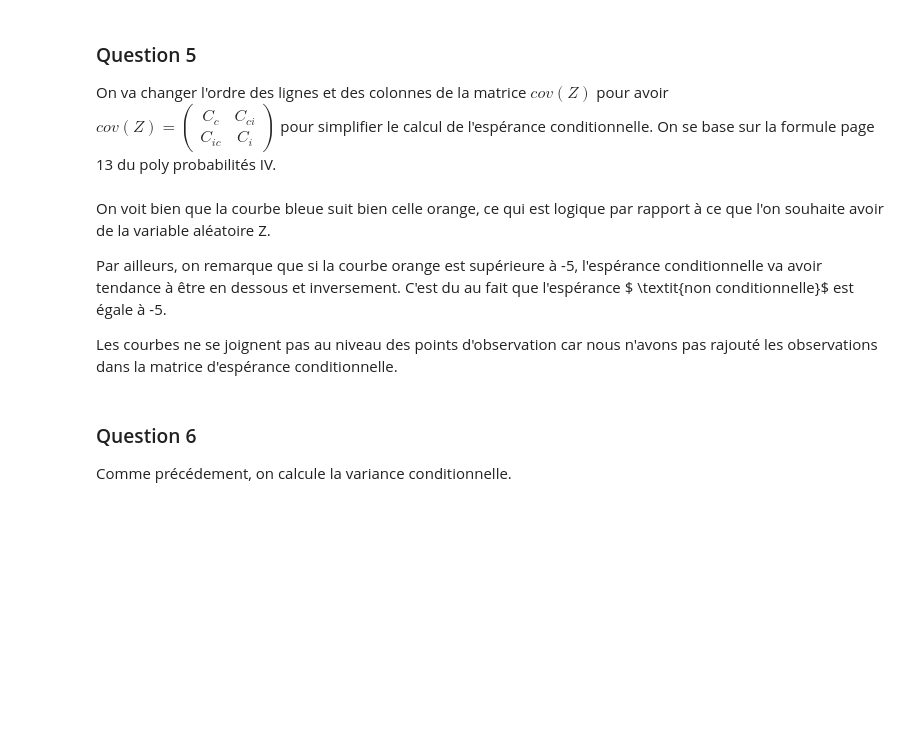
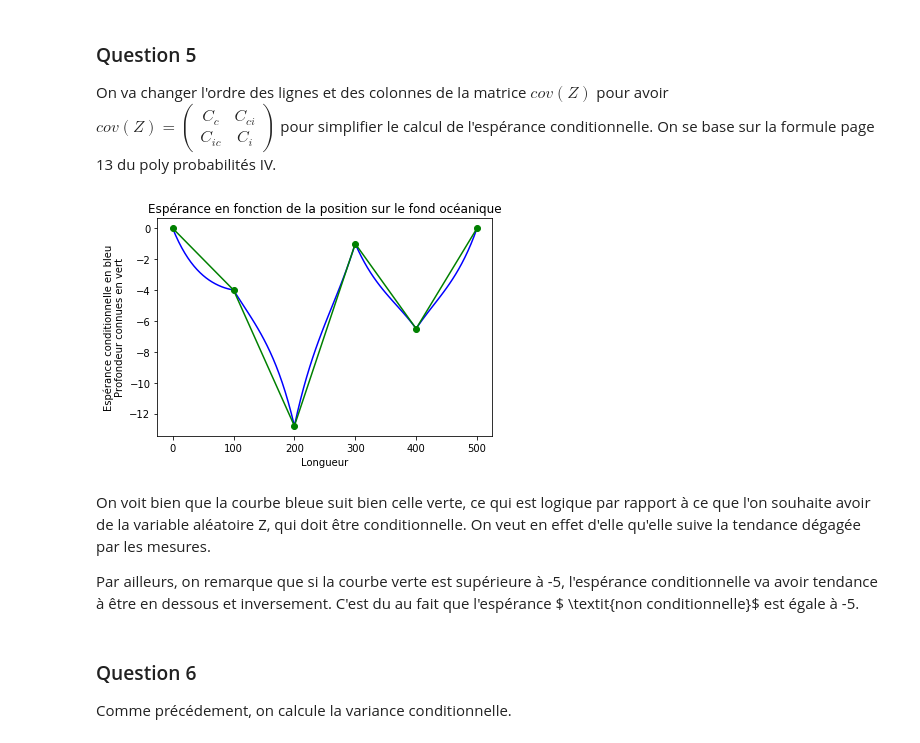
Before and after one commit to AJacquillat/projet_probas_perrotin_jacquillat, a Jupyter notebook: notebook.ipynb, the cells around one changed output. Drawn from its saved outputs; the diff is of its cells as text; code cells hidden in the pictures; blank space fills up the shorter version.

```diff
--- a/notebook.ipynb
+++ b/notebook.ipynb
@@ -194,31 +222,31 @@ du poly probabilités IV.
 # %%
 esp_cond = np.zeros(len(unknown_indexes))+mu
 
 esp_obs = (np.zeros(len(observation_indexes))+mu).T
 Cc_inv = np.linalg.inv(cov_observation)
 esp_cond += cov_inc_and_obs.dot(Cc_inv).dot((depth-esp_obs).T)
 
 '''
 On ajoute les valeurs mesurées
 '''
 
 esp_condBis = esp_cond.tolist()
 
 for i in range(len(observation_indexes)):
     esp_condBis.insert(observation_indexes[i],depth[i])
 
 plt.plot(discretization,esp_condBis,'b')
-plt.plot(np.array(observation_indexes)*Delta,depth,'gs')
+plt.plot(np.array(observation_indexes)*Delta,depth,'go-')
 plt.xlabel('Longueur')
 plt.title('Espérance en fonction de la position sur le fond océanique')
 plt.ylabel('Espérance conditionnelle en bleu\nProfondeur connues en vert')
 plt.show()
+# %% [output]
+[figure, added]
 # %% [markdown]
-On voit bien que la courbe bleue suit bien celle orange, ce qui est logique par rapport à ce que l'on souhaite avoir de la variable aléatoire Z.
+On voit bien que la courbe bleue suit bien celle verte, ce qui est logique par rapport à ce que l'on souhaite avoir de la variable aléatoire Z, qui doit être conditionnelle. On veut en effet d'elle qu'elle suive la tendance dégagée par les mesures.
 
-Par ailleurs, on remarque que si la courbe orange est supérieure à -5, l'espérance conditionnelle va avoir tendance à être en dessous et inversement. C'est du au fait que l'espérance $ \textit{non conditionnelle}\$ est égale à -5.
-
-Les courbes ne se joignent pas au niveau des points d'observation car nous n'avons pas rajouté les observations dans la matrice d'espérance conditionnelle.
+Par ailleurs, on remarque que si la courbe verte est supérieure à -5, l'espérance conditionnelle va avoir tendance à être en dessous et inversement. C'est du au fait que l'espérance $ \textit{non conditionnelle}\$ est égale à -5.
 # %% [markdown]
 ### Question 6
 
```
Also changed, not shown: parts of 28 cells of this notebook.
